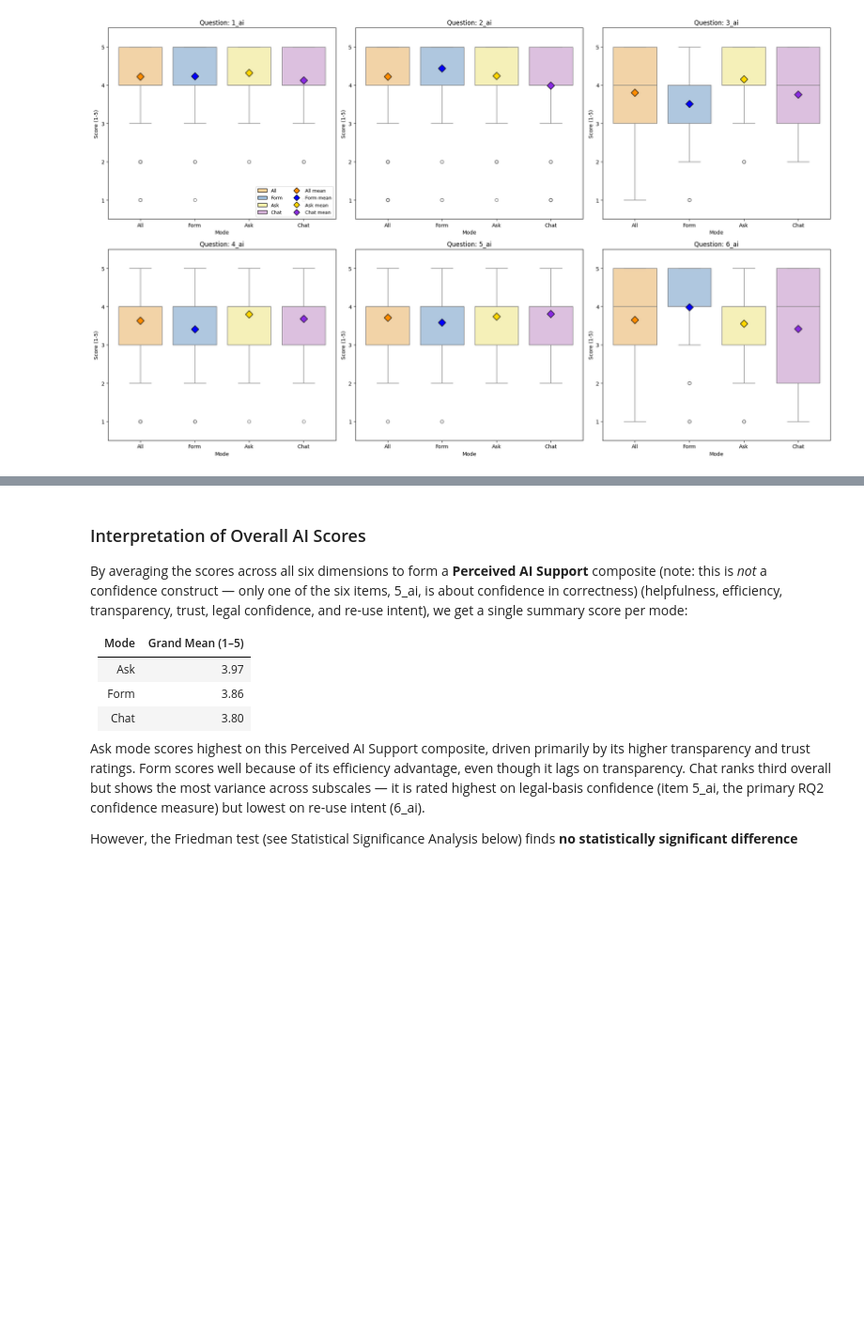
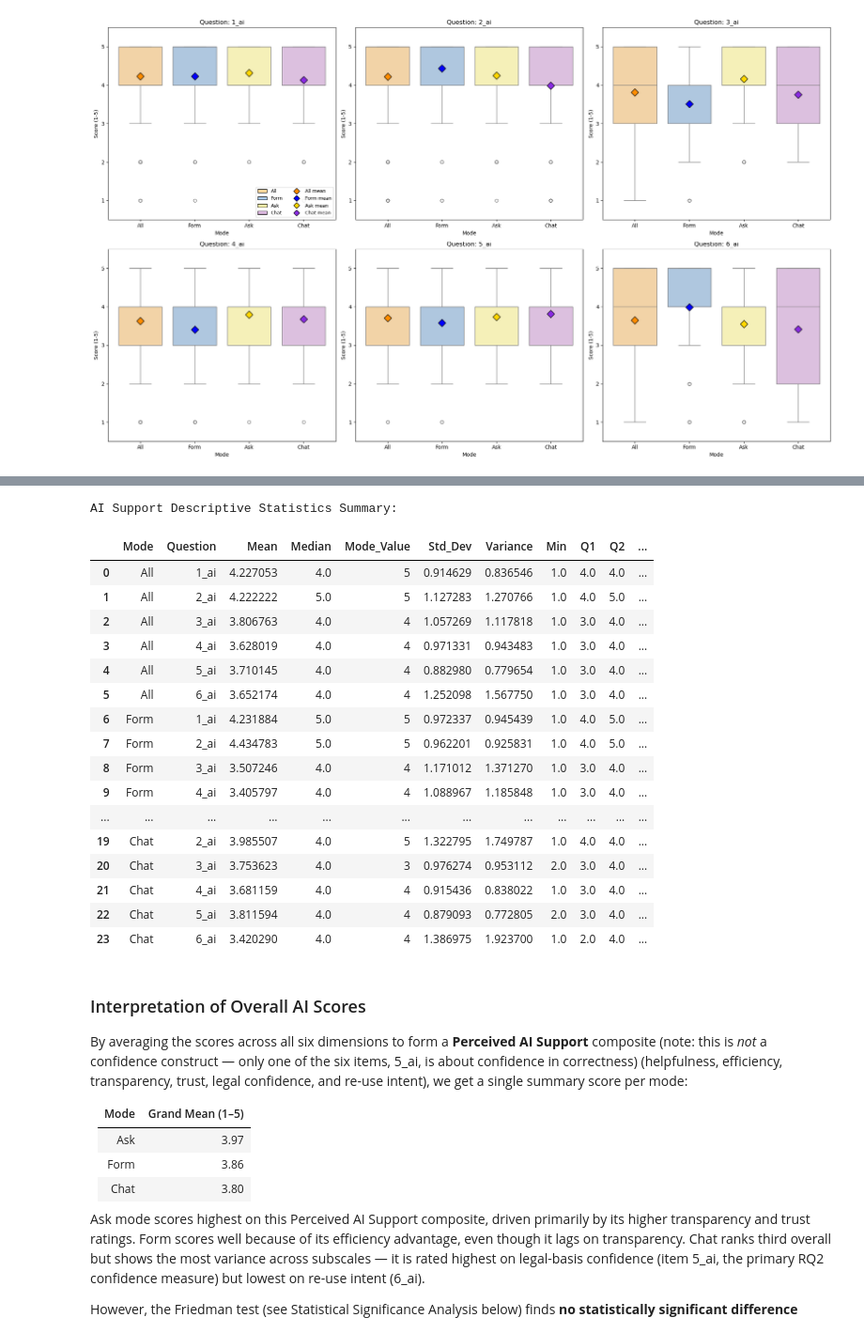
Before and after one commit to ganglem/ropagen-thesis, a Jupyter notebook: python/survey/ROPAgen_SURVEY.ipynb, the cells around one changed output, grey strips where cells are left out. Shown at 94% size. Cells and saved outputs as stored; diff of their text form; code cells hidden in the pictures; blank space fills up the shorter version.

Commit message:
fix survey notebook: add programmatic AI per-item descriptives, repair demographics, export per-item and demographic CSVs

```diff
--- a/python/survey/ROPAgen_SURVEY.ipynb
+++ b/python/survey/ROPAgen_SURVEY.ipynb
@@ -303,3 +274,63 @@ plt.show()
+# %%
+import pandas as pd
+import numpy as np
+
+# Programmatic per-item descriptive frame for AI Support
+# (matches the structure used for SUS and TLX further below).
+ai_cols = ['1_ai', '2_ai', '3_ai', '4_ai', '5_ai', '6_ai']
+combined_ai_all = pd.concat([form_df_ai, ask_df_ai, chat_df_ai])
+
+modes_data = {
+    'All': combined_ai_all,
+    'Form': form_df_ai,
+    'Ask': ask_df_ai,
+    'Chat': chat_df_ai,
+}
+
+ai_stats_list = []
+for mode_name, mode_df in modes_data.items():
+    for col in ai_cols:
+        desc = mode_df[col].describe()
+        m_val = mode_df[col].mode()
+        mode_result = m_val[0] if not m_val.empty else np.nan
+        ai_stats_list.append({
+            'Mode': mode_name,
+            'Question': col,
+            'Mean': desc['mean'],
+            'Median': desc['50%'],
+            'Mode_Value': mode_result,
+            'Std_Dev': desc['std'],
+            'Variance': mode_df[col].var(),
+            'Min': desc['min'],
+            'Q1': desc['25%'],
+            'Q2': desc['50%'],
+            'Q3': desc['75%'],
+            'Max': desc['max'],
+        })
+
+ai_summary_df = pd.DataFrame(ai_stats_list)
+ai_summary_df.to_csv(f'{OUT}/ai_support_per_item_summary.csv', index=False)
+print('AI Support Descriptive Statistics Summary:')
+display(ai_summary_df)
+# %% [output]
+AI Support Descriptive Statistics Summary:
+|  | Mode | Question | Mean | Median | Mode_Value | Std_Dev | Variance | Min | Q1 | Q2 | ... |
+| 0 | All | 1_ai | 4.227053 | 4.0 | 5 | 0.914629 | 0.836546 | 1.0 | 4.0 | 4.0 | ... |
+| 1 | All | 2_ai | 4.222222 | 5.0 | 5 | 1.127283 | 1.270766 | 1.0 | 4.0 | 5.0 | ... |
+| 2 | All | 3_ai | 3.806763 | 4.0 | 4 | 1.057269 | 1.117818 | 1.0 | 3.0 | 4.0 | ... |
+| 3 | All | 4_ai | 3.628019 | 4.0 | 4 | 0.971331 | 0.943483 | 1.0 | 3.0 | 4.0 | ... |
+| 4 | All | 5_ai | 3.710145 | 4.0 | 4 | 0.882980 | 0.779654 | 1.0 | 3.0 | 4.0 | ... |
+| 5 | All | 6_ai | 3.652174 | 4.0 | 4 | 1.252098 | 1.567750 | 1.0 | 3.0 | 4.0 | ... |
+| 6 | Form | 1_ai | 4.231884 | 5.0 | 5 | 0.972337 | 0.945439 | 1.0 | 4.0 | 5.0 | ... |
+| 7 | Form | 2_ai | 4.434783 | 5.0 | 5 | 0.962201 | 0.925831 | 1.0 | 4.0 | 5.0 | ... |
+| 8 | Form | 3_ai | 3.507246 | 4.0 | 4 | 1.171012 | 1.371270 | 1.0 | 3.0 | 4.0 | ... |
+| 9 | Form | 4_ai | 3.405797 | 4.0 | 4 | 1.088967 | 1.185848 | 1.0 | 3.0 | 4.0 | ... |
+| ... | ... | ... | ... | ... | ... | ... | ... | ... | ... | ... | ... |
+| 19 | Chat | 2_ai | 3.985507 | 4.0 | 5 | 1.322795 | 1.749787 | 1.0 | 4.0 | 4.0 | ... |
+| 20 | Chat | 3_ai | 3.753623 | 4.0 | 3 | 0.976274 | 0.953112 | 2.0 | 3.0 | 4.0 | ... |
+| 21 | Chat | 4_ai | 3.681159 | 4.0 | 4 | 0.915436 | 0.838022 | 1.0 | 3.0 | 4.0 | ... |
+| 22 | Chat | 5_ai | 3.811594 | 4.0 | 4 | 0.879093 | 0.772805 | 2.0 | 3.0 | 4.0 | ... |
+| 23 | Chat | 6_ai | 3.420290 | 4.0 | 4 | 1.386975 | 1.923700 | 1.0 | 2.0 | 4.0 | ... |
 # %% [markdown]
 ### Interpretation of Overall AI Scores
 
```
Also changed, not shown: parts of 16 cells of this notebook, 15 other files.
